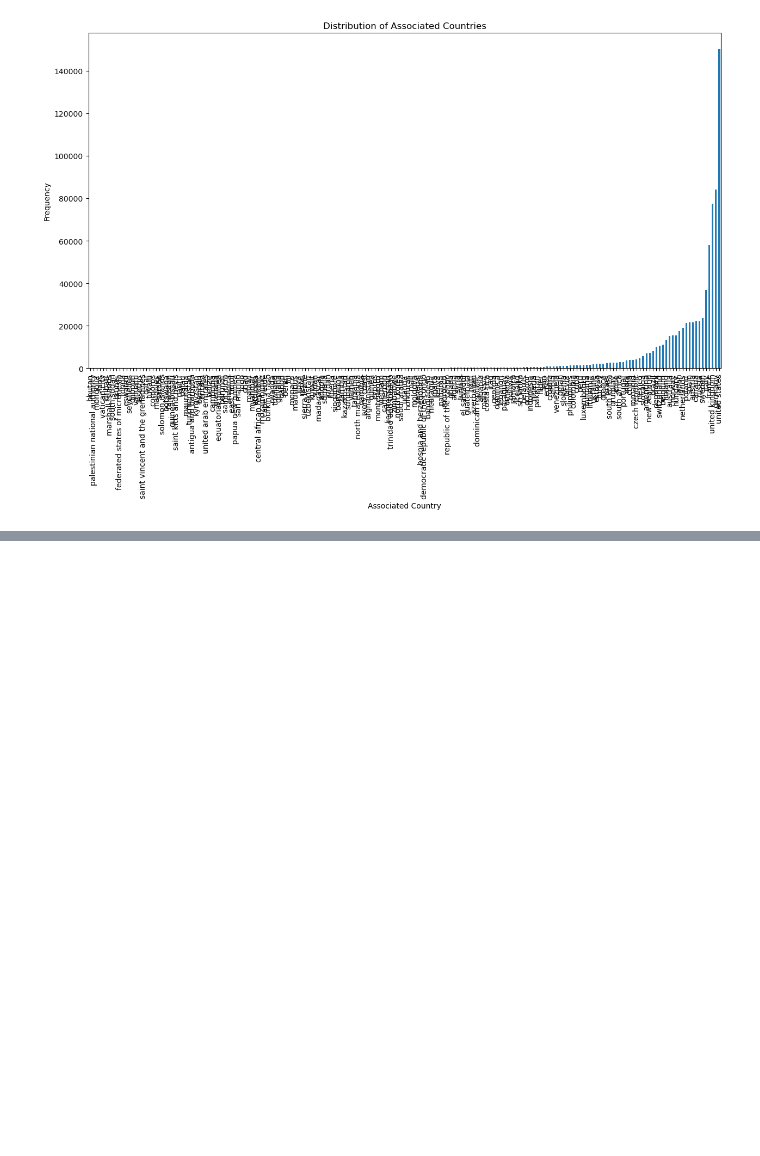
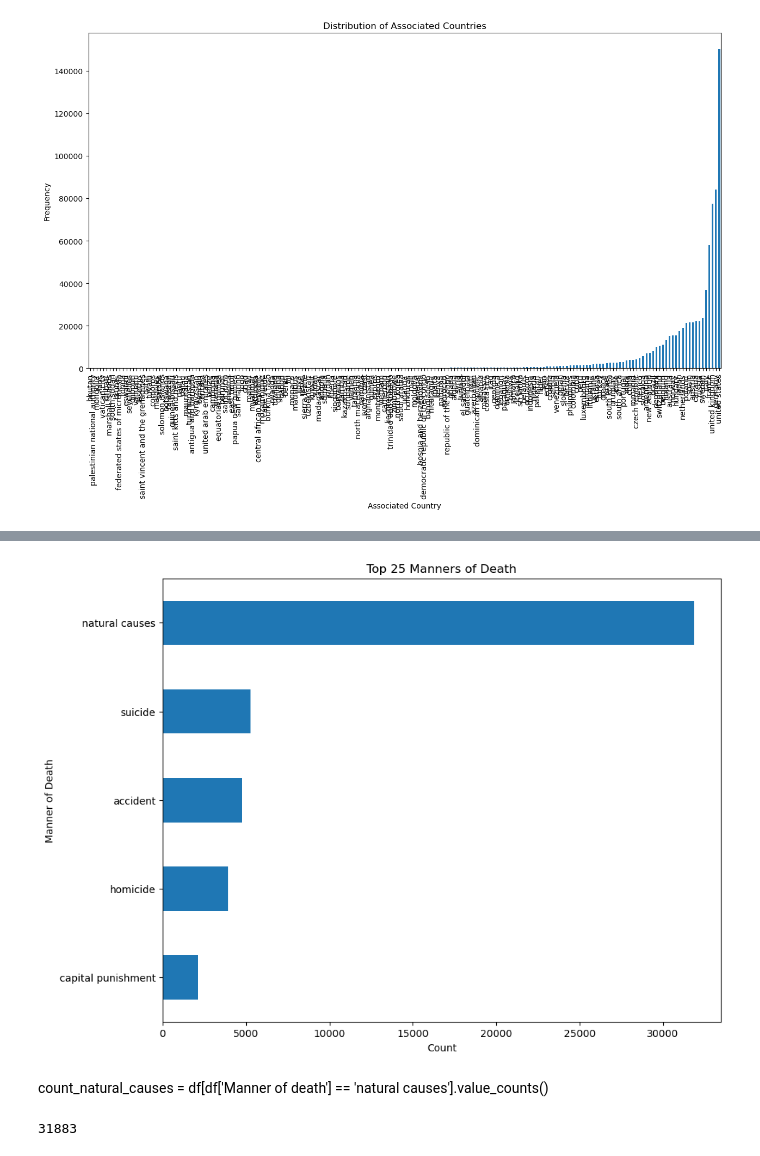
Before and after one commit to JamesHudsonn/3804ICT-Age-Analysis, a Jupyter notebook: age_investigation.ipynb, the cells around one changed output, grey strips where cells are left out. Drawn from its saved outputs; the diff is of its cells as text; code cells hidden in the pictures; blank space fills up the shorter version.

```diff
--- a/age_investigation.ipynb
+++ b/age_investigation.ipynb
@@ -735,0 +768,27 @@ TypeError: unhashable type: 'list'
+# %%
+# Count the occurrences of each manner of death
+manner_of_death_counts = df['Manner of death'].value_counts()
+
+# Select the top 25 values in descending order
+top_25_manners_of_death = manner_of_death_counts.head(5)[::-1]
+
+# Create a vertical bar chart
+plt.figure(figsize=(10, 8))
+top_25_manners_of_death.plot(kind='barh')
+
+# Add labels and title
+plt.xlabel('Count')
+plt.ylabel('Manner of Death')
+plt.title('Top 25 Manners of Death')
+
+# Display the vertical bar chart
+plt.show()
+# %% [output]
+[figure, added]
+# %% [markdown]
+count_natural_causes = df[df['Manner of death'] == 'natural causes'].value_counts()
+# %%
+count_natural_causes = df['Manner of death'].value_counts()['natural causes']
+print(count_natural_causes)
+# %% [output]
+31883
```
Also changed, not shown: parts of 13 cells of this notebook.
